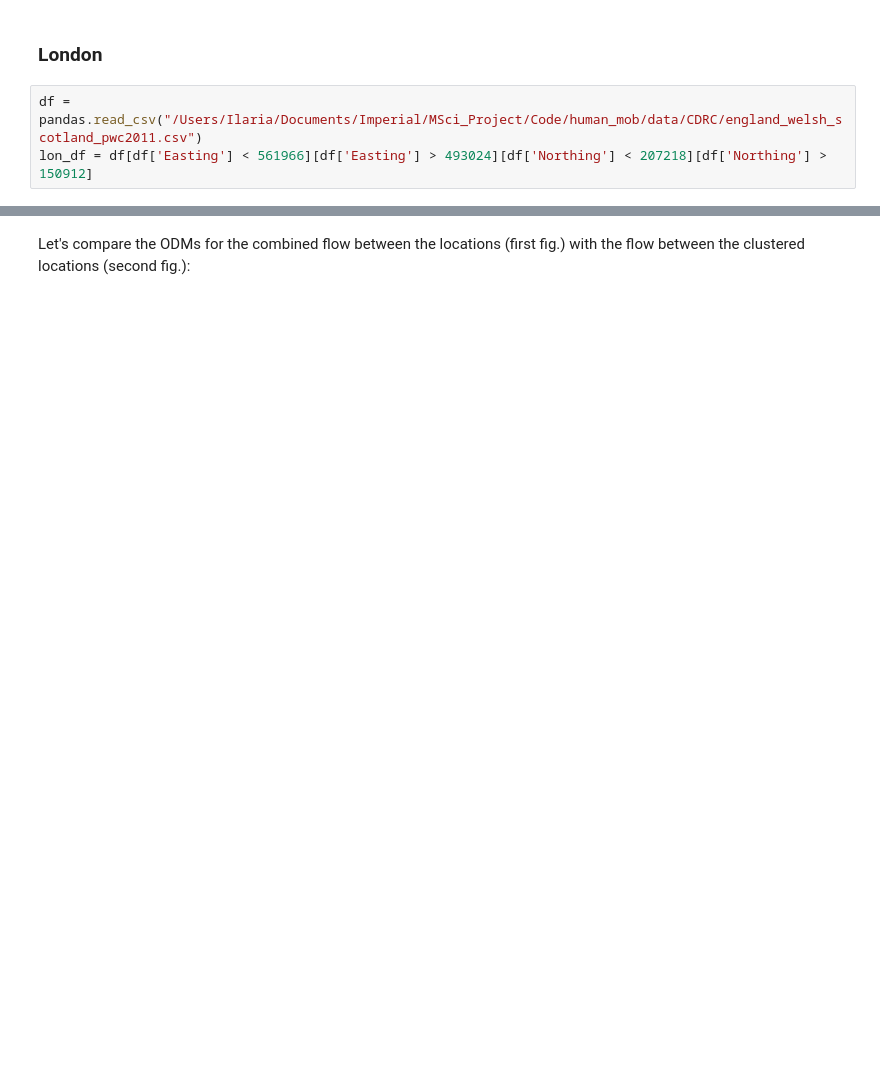
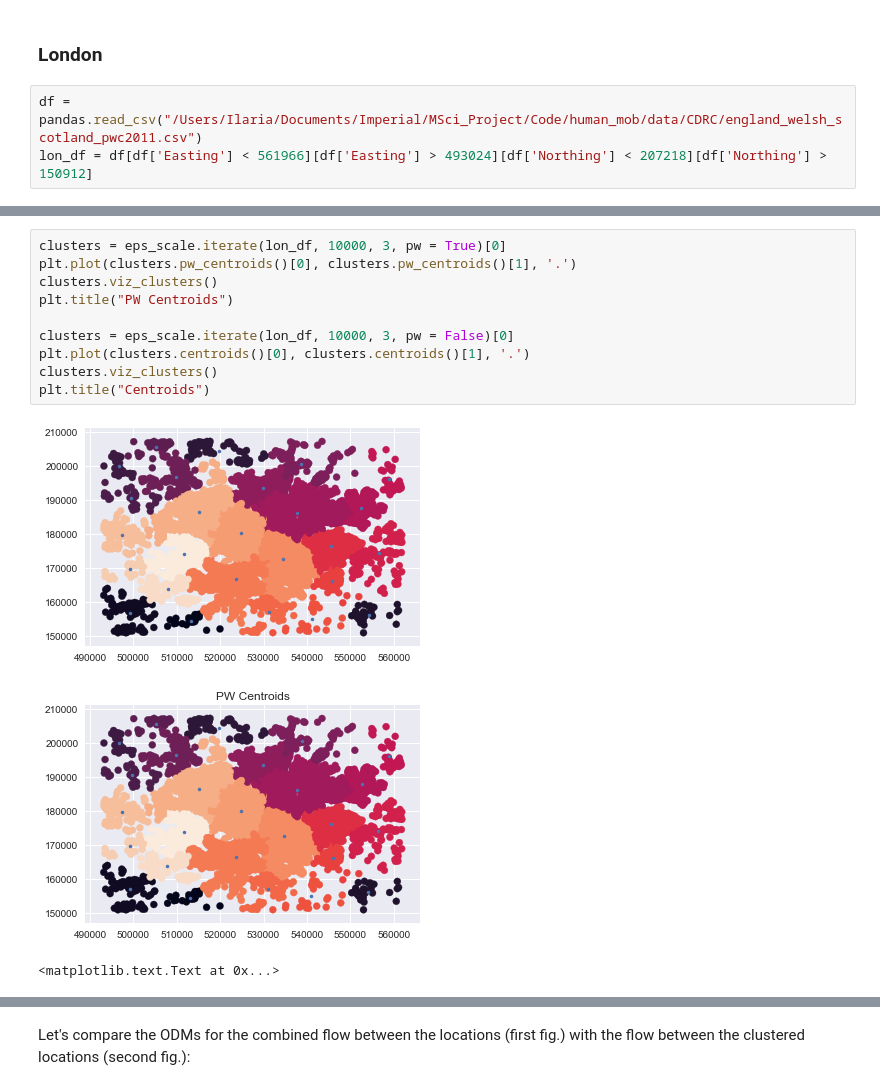
Before and after one commit to jbremz/human_mob, a Jupyter notebook: Notebooks/Ilaria's Log/Week 14.ipynb, the cells around one changed output, grey strips where cells are left out. Cells and saved outputs as stored; diff of their text form; blank space fills up the shorter version.

```diff
--- a/Notebooks/Ilaria's Log/Week 14.ipynb
+++ b/Notebooks/Ilaria's Log/Week 14.ipynb
@@ -42,0 +66,14 @@ lon_df = df[df['Easting'] < 561966][df['Easting'] > 493024][df['Northing'] < 207
+# %%
+clusters = eps_scale.iterate(lon_df, 10000, 3, pw = True)[0]
+plt.plot(clusters.pw_centroids()[0], clusters.pw_centroids()[1], '.')
+clusters.viz_clusters()
+plt.title("PW Centroids")
+
+clusters = eps_scale.iterate(lon_df, 10000, 3, pw = False)[0]
+plt.plot(clusters.centroids()[0], clusters.centroids()[1], '.')
+clusters.viz_clusters()
+plt.title("Centroids")
+# %% [output]
+[figure, added]
+[figure, added]
+<matplotlib.text.Text at 0x...>
```
Also changed, not shown: parts of 14 cells of this notebook, 4 other files.
